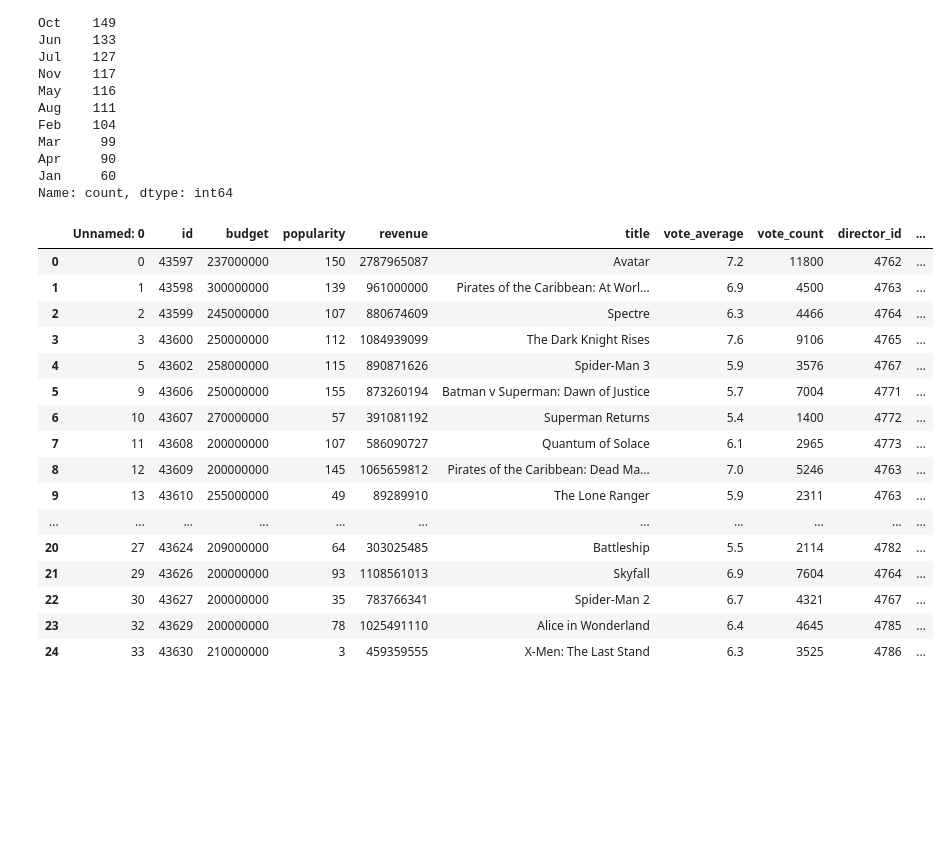
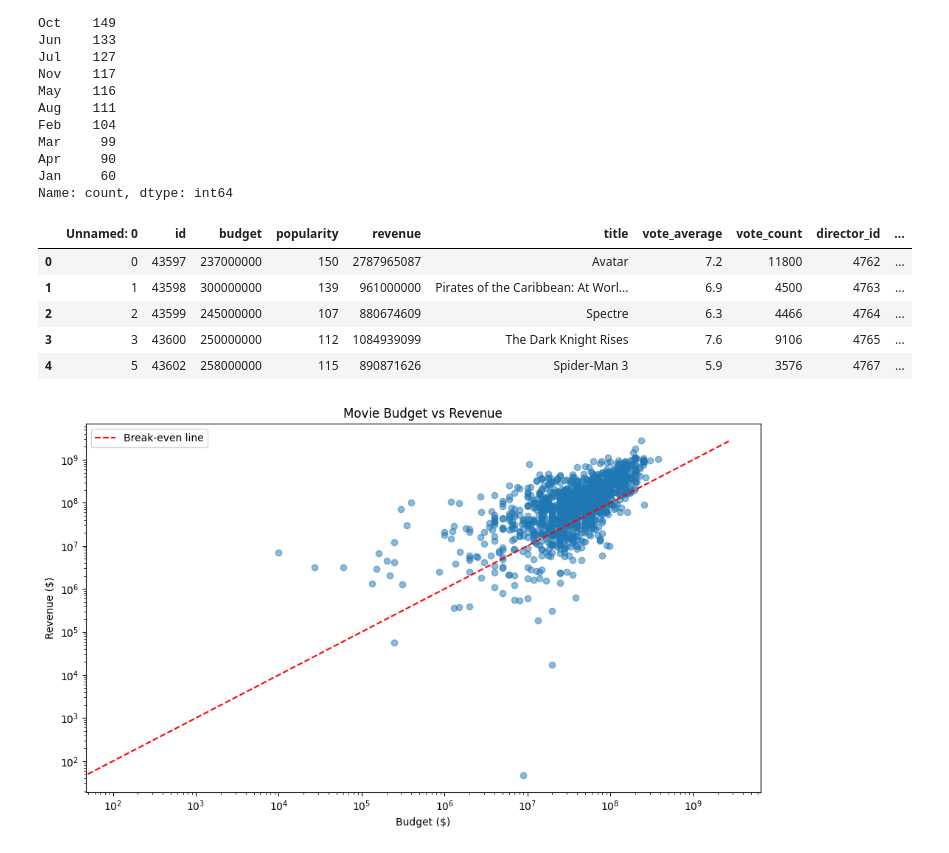
Before and after one commit to nrfletcher/ds3001-project, a Jupyter notebook: eda.ipynb, the cells around one changed output. Saved outputs shown, nothing was run; the diff lists cells and outputs as text; code cells hidden in the pictures; blank space fills up the shorter version.

Commit message:
Notebook questions + graphs

```diff
--- a/eda.ipynb
+++ b/eda.ipynb
@@ -44,22 +56,32 @@ Apr     90
 Jan     60
 Name: count, dtype: int64
 # %%
-df.head(n=25)
+df.head()
 # %% [output]
 |  | Unnamed: 0 | id | budget | popularity | revenue | title | vote_average | vote_count | director_id | ... |
 | 0 | 0 | 43597 | 237000000 | 150 | 2787965087 | Avatar | 7.2 | 11800 | 4762 | ... |
 | 1 | 1 | 43598 | 300000000 | 139 | 961000000 | Pirates of the Caribbean: At Worl... | 6.9 | 4500 | 4763 | ... |
 | 2 | 2 | 43599 | 245000000 | 107 | 880674609 | Spectre | 6.3 | 4466 | 4764 | ... |
 | 3 | 3 | 43600 | 250000000 | 112 | 1084939099 | The Dark Knight Rises | 7.6 | 9106 | 4765 | ... |
 | 4 | 5 | 43602 | 258000000 | 115 | 890871626 | Spider-Man 3 | 5.9 | 3576 | 4767 | ... |
-| 5 | 9 | 43606 | 250000000 | 155 | 873260194 | Batman v Superman: Dawn of Justice | 5.7 | 7004 | 4771 | ... |
-| 6 | 10 | 43607 | 270000000 | 57 | 391081192 | Superman Returns | 5.4 | 1400 | 4772 | ... |
-| 7 | 11 | 43608 | 200000000 | 107 | 586090727 | Quantum of Solace | 6.1 | 2965 | 4773 | ... |
-| 8 | 12 | 43609 | 200000000 | 145 | 1065659812 | Pirates of the Caribbean: Dead Ma... | 7.0 | 5246 | 4763 | ... |
-| 9 | 13 | 43610 | 255000000 | 49 | 89289910 | The Lone Ranger | 5.9 | 2311 | 4763 | ... |
-| ... | ... | ... | ... | ... | ... | ... | ... | ... | ... | ... |
-| 20 | 27 | 43624 | 209000000 | 64 | 303025485 | Battleship | 5.5 | 2114 | 4782 | ... |
-| 21 | 29 | 43626 | 200000000 | 93 | 1108561013 | Skyfall | 6.9 | 7604 | 4764 | ... |
-| 22 | 30 | 43627 | 200000000 | 35 | 783766341 | Spider-Man 2 | 6.7 | 4321 | 4767 | ... |
-| 23 | 32 | 43629 | 200000000 | 78 | 1025491110 | Alice in Wonderland | 6.4 | 4645 | 4785 | ... |
-| 24 | 33 | 43630 | 210000000 | 3 | 459359555 | X-Men: The Last Stand | 6.3 | 3525 | 4786 | ... |
+# %%
+# Scatter plot of movies budget to revenue, with a break-even line showing how films typically performed.
+plt.figure(figsize=(10, 6))
+plt.scatter(df['budget'], df['revenue'], alpha=0.5)
+
+plt.xlabel('Budget ($)')
+plt.ylabel('Revenue ($)')
+plt.title('Movie Budget vs Revenue')
+
+max_value = max(df['budget'].max(), df['revenue'].max())
+plt.plot([0, max_value], [0, max_value], 'r--', label='Break-even line')
+
+plt.xscale('log')
+plt.yscale('log')
+
+plt.legend()
+
+plt.tight_layout()
+plt.show()
+# %% [output]
+[figure, added]
```
Also changed, not shown: parts of 5 cells of this notebook.
